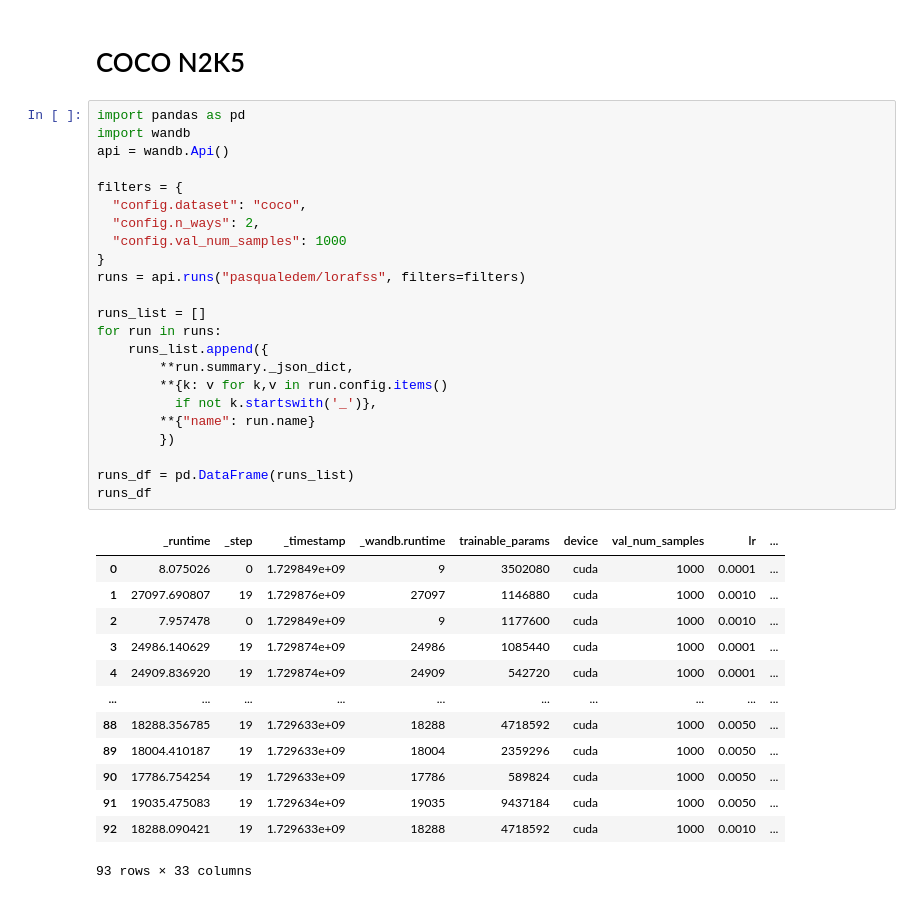
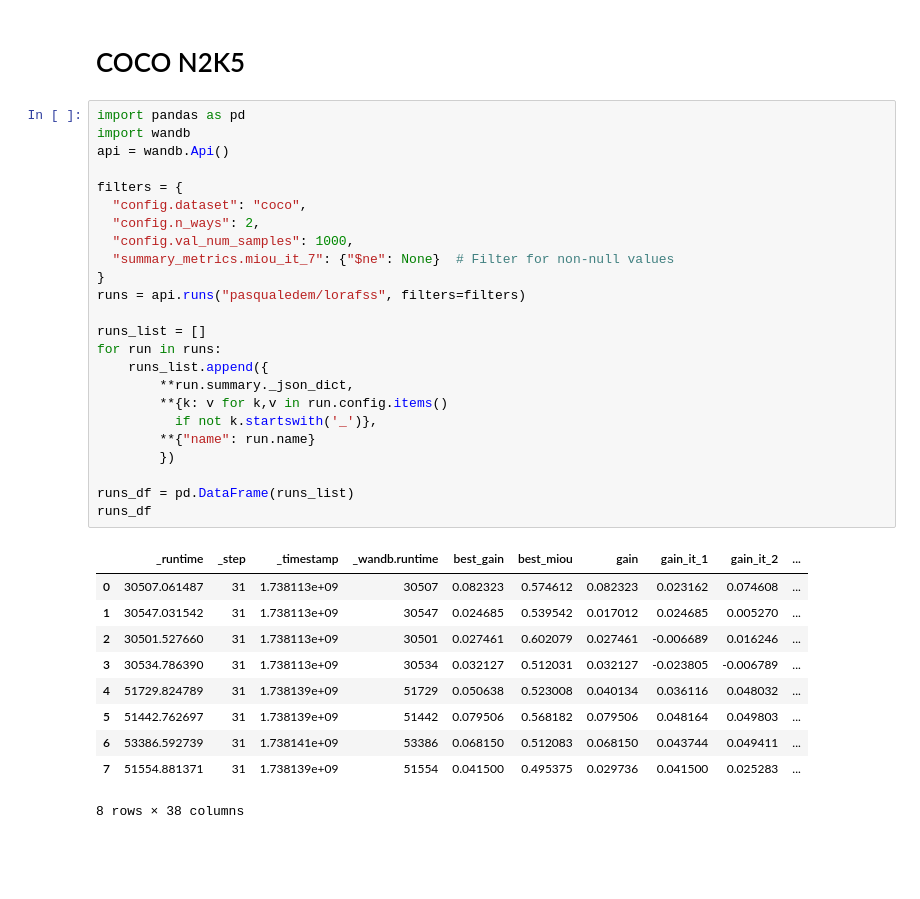
Before and after one commit to pasqualedem/TakeAPeek, a Jupyter notebook: results.ipynb, the cells around one changed output. Drawn from its saved outputs; the diff is of its cells as text; blank space fills up the shorter version.

```diff
--- a/results.ipynb
+++ b/results.ipynb
@@ -294,39 +296,37 @@ result.to_csv("results/COCO_N1K5.csv", index=False)
 # %%
 import pandas as pd
 import wandb
 api = wandb.Api()
 
 filters = {
   "config.dataset": "coco",
   "config.n_ways": 2,
-  "config.val_num_samples": 1000
+  "config.val_num_samples": 1000,
+  "summary_metrics.miou_it_7": {"$ne": None}  # Filter for non-null values
 }
 runs = api.runs("pasqualedem/lorafss", filters=filters)
 
 runs_list = []
 for run in runs:
     runs_list.append({
         **run.summary._json_dict,
         **{k: v for k,v in run.config.items()
           if not k.startswith('_')},
         **{"name": run.name}
         })
 
 runs_df = pd.DataFrame(runs_list)
 runs_df
 # %% [output]
-|  | _runtime | _step | _timestamp | _wandb.runtime | trainable_params | device | val_num_samples | lr | ... |
-| 0 | 8.075026 | 0 | 1.729849e+09 | 9 | 3502080 | cuda | 1000 | 0.0001 | ... |
-| 1 | 27097.690807 | 19 | 1.729876e+09 | 27097 | 1146880 | cuda | 1000 | 0.0010 | ... |
-| 2 | 7.957478 | 0 | 1.729849e+09 | 9 | 1177600 | cuda | 1000 | 0.0010 | ... |
-| 3 | 24986.140629 | 19 | 1.729874e+09 | 24986 | 1085440 | cuda | 1000 | 0.0001 | ... |
-| 4 | 24909.836920 | 19 | 1.729874e+09 | 24909 | 542720 | cuda | 1000 | 0.0001 | ... |
-| ... | ... | ... | ... | ... | ... | ... | ... | ... | ... |
-| 88 | 18288.356785 | 19 | 1.729633e+09 | 18288 | 4718592 | cuda | 1000 | 0.0050 | ... |
-| 89 | 18004.410187 | 19 | 1.729633e+09 | 18004 | 2359296 | cuda | 1000 | 0.0050 | ... |
-| 90 | 17786.754254 | 19 | 1.729633e+09 | 17786 | 589824 | cuda | 1000 | 0.0050 | ... |
-| 91 | 19035.475083 | 19 | 1.729634e+09 | 19035 | 9437184 | cuda | 1000 | 0.0050 | ... |
-| 92 | 18288.090421 | 19 | 1.729633e+09 | 18288 | 4718592 | cuda | 1000 | 0.0010 | ... |
+|  | _runtime | _step | _timestamp | _wandb.runtime | best_gain | best_miou | gain | gain_it_1 | gain_it_2 | ... |
+| 0 | 30507.061487 | 31 | 1.738113e+09 | 30507 | 0.082323 | 0.574612 | 0.082323 | 0.023162 | 0.074608 | ... |
+| 1 | 30547.031542 | 31 | 1.738113e+09 | 30547 | 0.024685 | 0.539542 | 0.017012 | 0.024685 | 0.005270 | ... |
+| 2 | 30501.527660 | 31 | 1.738113e+09 | 30501 | 0.027461 | 0.602079 | 0.027461 | -0.006689 | 0.016246 | ... |
+| 3 | 30534.786390 | 31 | 1.738113e+09 | 30534 | 0.032127 | 0.512031 | 0.032127 | -0.023805 | -0.006789 | ... |
+| 4 | 51729.824789 | 31 | 1.738139e+09 | 51729 | 0.050638 | 0.523008 | 0.040134 | 0.036116 | 0.048032 | ... |
+| 5 | 51442.762697 | 31 | 1.738139e+09 | 51442 | 0.079506 | 0.568182 | 0.079506 | 0.048164 | 0.049803 | ... |
+| 6 | 53386.592739 | 31 | 1.738141e+09 | 53386 | 0.068150 | 0.512083 | 0.068150 | 0.043744 | 0.049411 | ... |
+| 7 | 51554.881371 | 31 | 1.738139e+09 | 51554 | 0.041500 | 0.495375 | 0.029736 | 0.041500 | 0.025283 | ... |
-93 rows × 33 columns
+8 rows × 38 columns
 # %%
 runs_df[cols]
```
Also changed, not shown: parts of 10 cells of this notebook, 8 other files.
